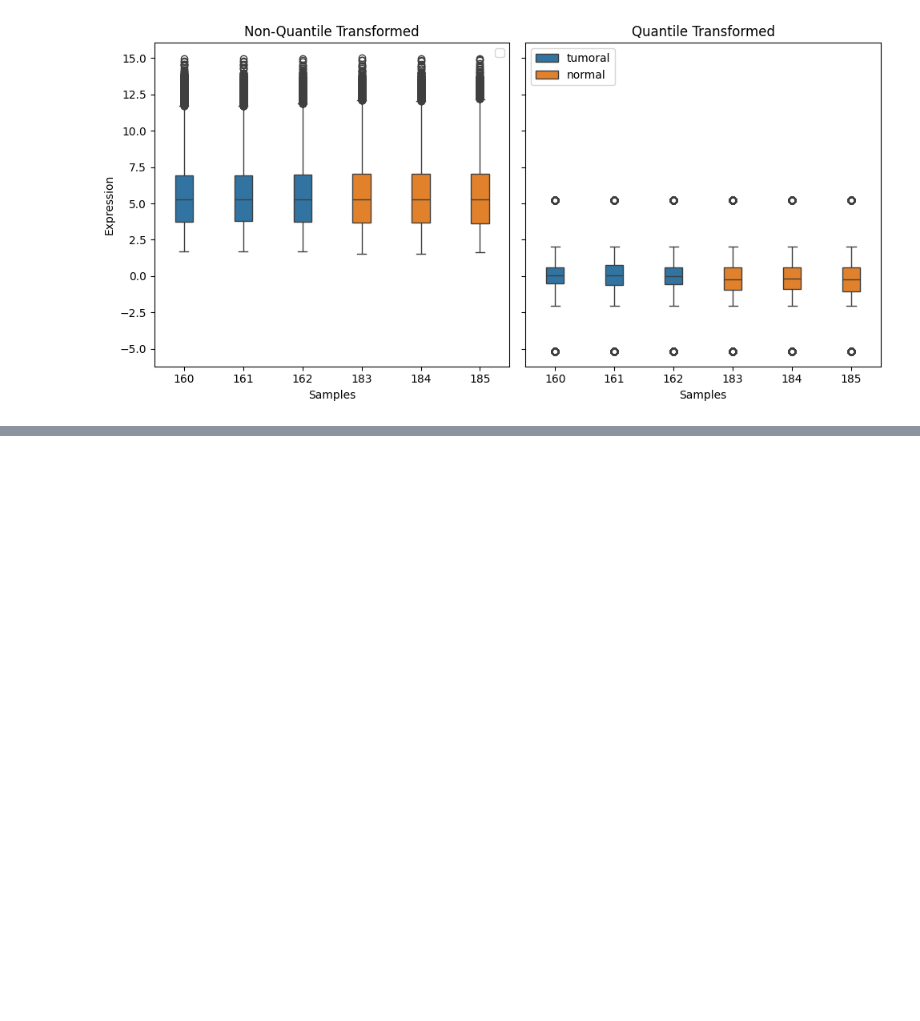
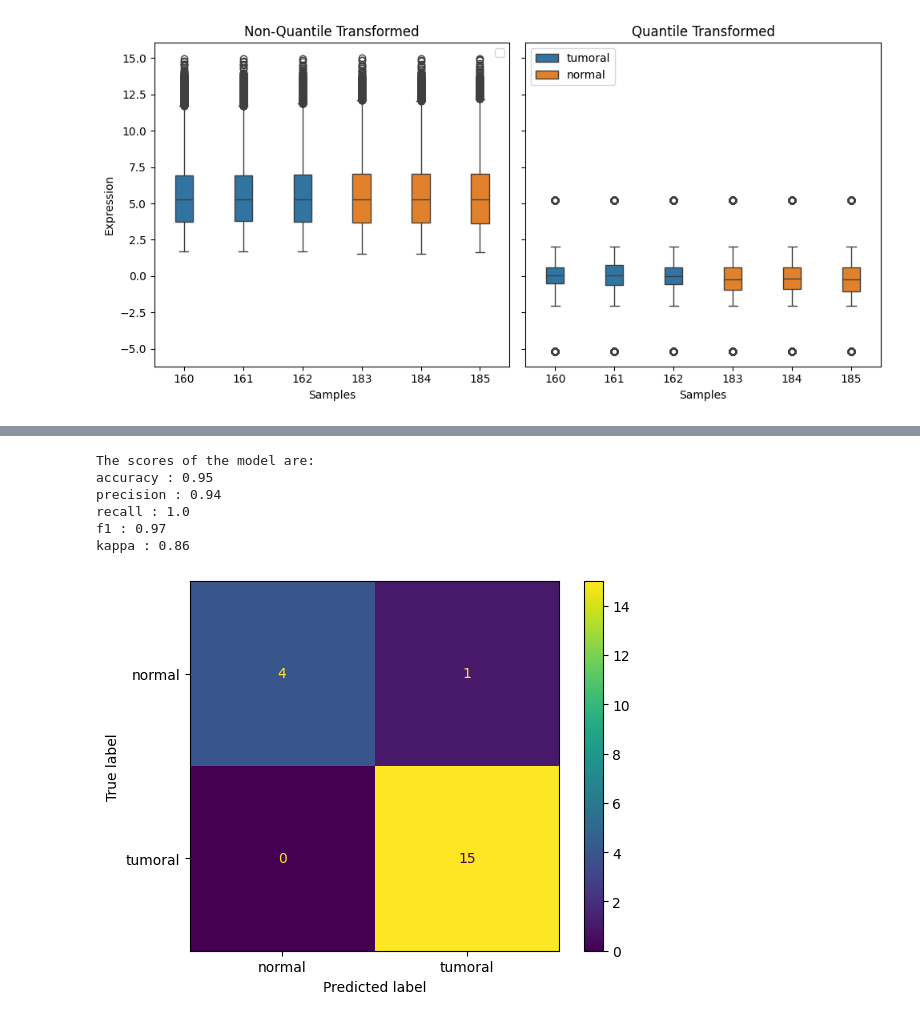
Before and after one commit to Natalia-Rodrigo/Mid_bootcam_project, a Jupyter notebook: notebooks/Tim.ipynb, the cells around one changed output, grey strips where cells are left out. Drawn from its saved outputs; the diff is of its cells as text; code cells hidden in the pictures; blank space fills up the shorter version.

```diff
--- a/notebooks/Tim.ipynb
+++ b/notebooks/Tim.ipynb
@@ -72,0 +87,4 @@ Check Model stats / See on other sets
+# %%
+# Create new set to only include the expression_Genes from previous function
+main_transformed = main_transformed[['samples', 'type'] + expression_genes]
+main_transformed.head()
@@ -72,0 +103,5 @@ Check Model stats / See on other sets
+# %%
+# Find correlated genes, and create exclude list
+correlated_genes_list, exclude_list, r_values = cf.find_correlated_genes(main_transformed.drop('type', axis=1))
+print(len(exclude_list))
+display(r_values.head())
@@ -72,0 +117,9 @@ Check Model stats / See on other sets
+# %%
+# Filter expression_gene list for exclude list from previous function
+final_gene_list = []
+
+for col in expression_genes:
+    if (col not in exclude_list):
+        final_gene_list.append(col)
+
+print(len(final_gene_list))
@@ -72,0 +128,4 @@ Check Model stats / See on other sets
+# %%
+# Create final filtered df
+final_set = main_transformed[['samples', 'type'] + final_gene_list]
+final_set.head()
@@ -72,0 +144,14 @@ Check Model stats / See on other sets
+# %%
+LogisticReg, cm, scores = cf.trainLogisticModel(final_set, ColumnToPredict='type', tumor_value='tumoral')
+
+print('The scores of the model are:')
+for key in scores.keys():
+    print(f"{key} : {round(scores[key],2)} ")
+# %% [output]
+The scores of the model are:
+accuracy : 0.95
+precision : 0.94
+recall : 1.0
+f1 : 0.97
+kappa : 0.86
+[figure, added]
```
Also changed, not shown: parts of 27 cells of this notebook, 1 other file.
